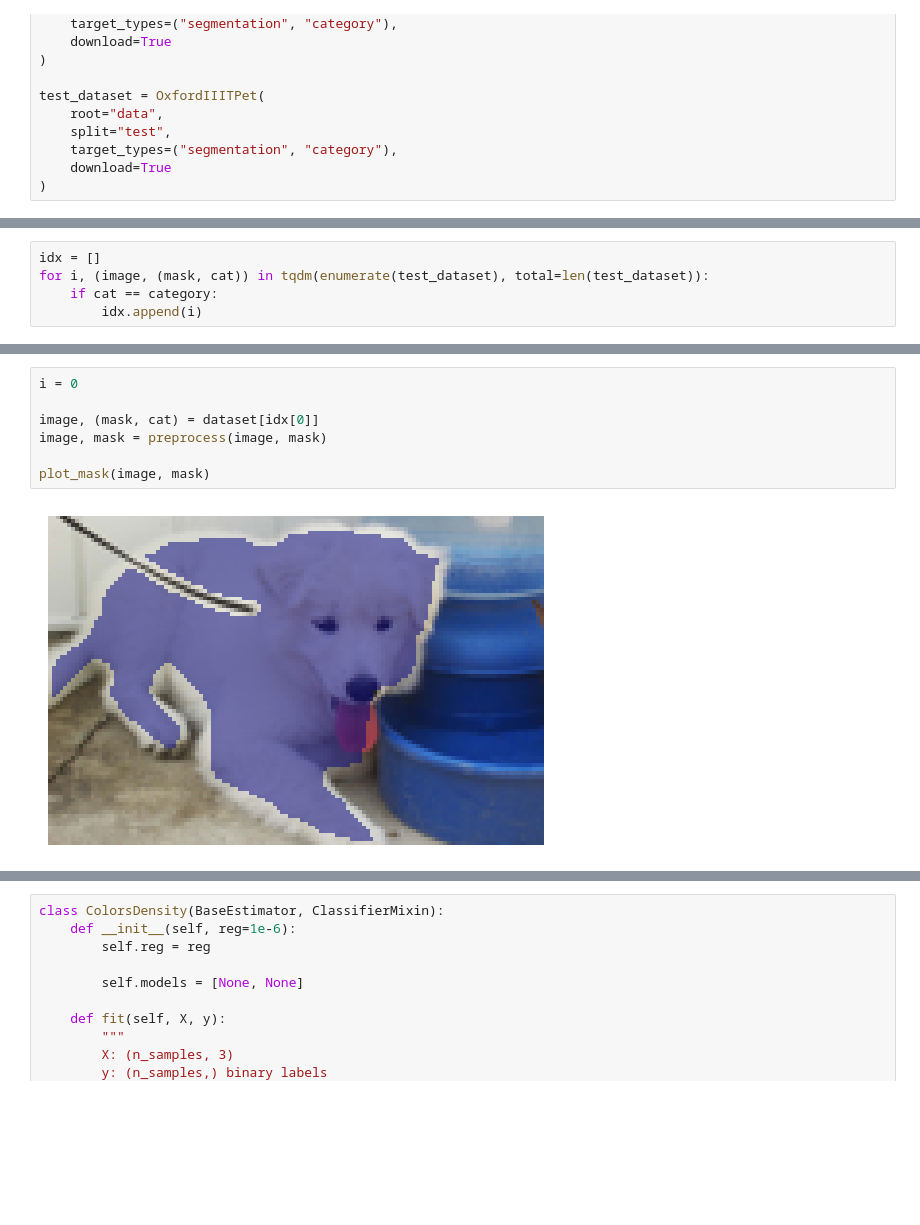
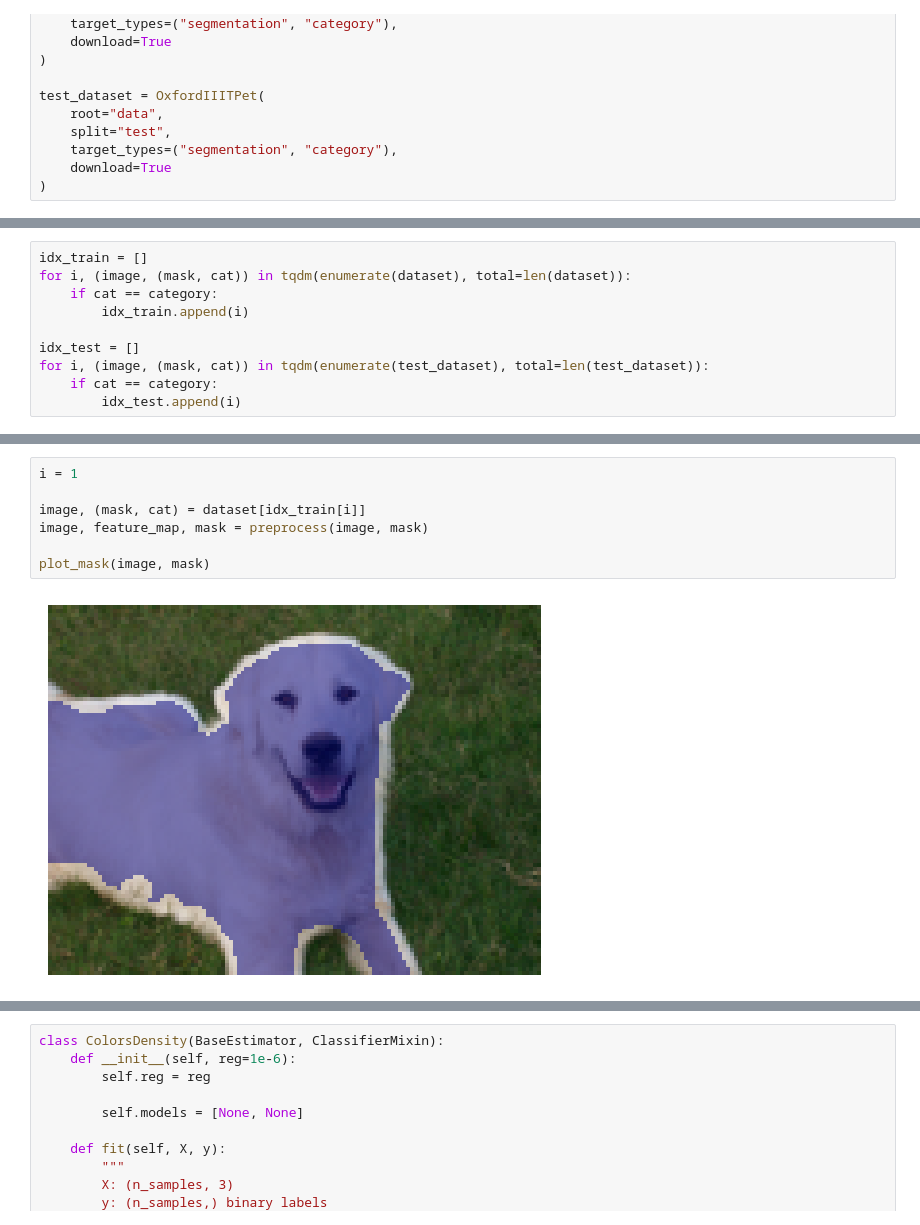
Before and after one commit to Hugo-dgn/GRM, a Jupyter notebook: segment_OxfordIIITPet.ipynb, the cells around one changed output, grey strips where cells are left out. Cells and saved outputs as stored; diff of their text form; blank space fills up the shorter version.

```diff
--- a/segment_OxfordIIITPet.ipynb
+++ b/segment_OxfordIIITPet.ipynb
@@ -57,5 +100,10 @@ def preprocess(image, mask):
 # %%
-idx = []
+idx_train = []
+for i, (image, (mask, cat)) in tqdm(enumerate(dataset), total=len(dataset)):
+    if cat == category:
+        idx_train.append(i)
+
+idx_test = []
 for i, (image, (mask, cat)) in tqdm(enumerate(test_dataset), total=len(test_dataset)):
     if cat == category:
-        idx.append(i)
+        idx_test.append(i)
@@ -62,10 +120,10 @@ for i, (image, (mask, cat)) in tqdm(enumerate(test_dataset), total=len(test_data
 # %%
-i = 0
+i = 1
 
-image, (mask, cat) = dataset[idx[0]]
-image, mask = preprocess(image, mask)
+image, (mask, cat) = dataset[idx_train[i]]
+image, feature_map, mask = preprocess(image, mask)
 
 plot_mask(image, mask)
 # %% [output]
-[figure, old version]
+[figure, new version]
 # %%
```
Also changed, not shown: parts of 14 cells of this notebook, 2 other files.
